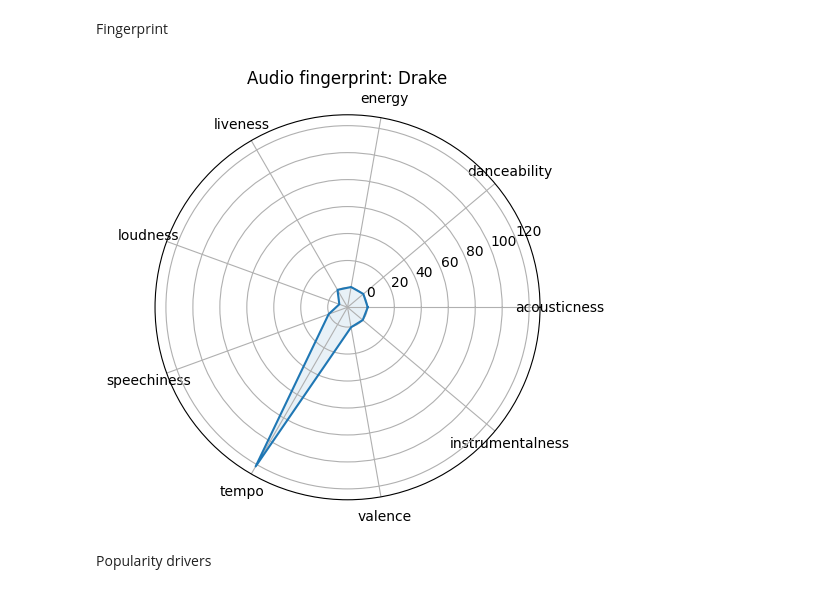
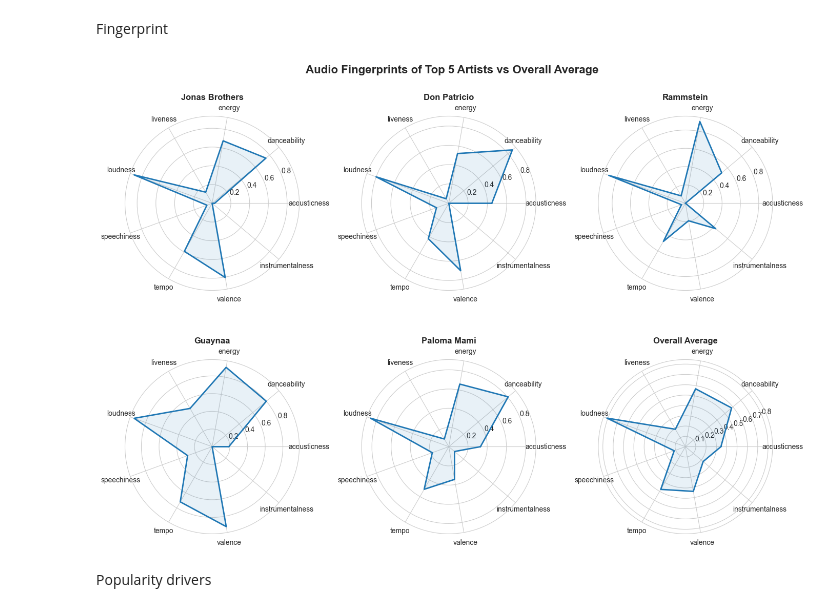
Before and after one commit to haydenchang/spotify-MRS, a Jupyter notebook: EDA/python EDA/eda.ipynb, the cells around one changed output. Saved outputs shown, nothing was run; the diff lists cells and outputs as text; code cells hidden in the pictures.

```diff
--- a/EDA/python EDA/eda.ipynb
+++ b/EDA/python EDA/eda.ipynb
@@ -6,11 +6,12 @@ import numpy as np
 import pandas as pd
 import matplotlib.pyplot as plt
 from pandas.plotting import scatter_matrix
+from sklearn.preprocessing import MinMaxScaler
 
 pd.set_option('display.max_columns', 120)
 pd.set_option('display.width', 120)
 
-DATA_PATH = "../../data/SpotifyAudioFeaturesApril2019.csv"   # <- update to your CSV
+DATA_PATH = "../../data/raw_data/raw_spotify_song_info.csv.csv"
 EXPORT_DIR = "./artifacts"
 os.makedirs(EXPORT_DIR, exist_ok=True)
 # %% [markdown]
@@ -134,27 +68,49 @@ Fingerprint
 # %%
 target_artist = "Drake"  # e.g., "Taylor Swift"
 artist_col = "artist_name" if "artist_name" in df.columns else None
 fingerprint_cols = [c for c in [
     "acousticness","danceability","energy","liveness","loudness",
     "speechiness","tempo","valence","instrumentalness"
 ] if c in df.columns]
 
-if target_artist and artist_col and fingerprint_cols:
-    subset = df[df[artist_col] == target_artist][fingerprint_cols]
-    if len(subset):
-        vec = subset.mean().values.astype(float)
-        labels = fingerprint_cols
-        angles = np.linspace(0, 2*np.pi, len(labels), endpoint=False)
-        vec = np.concatenate([vec, vec[:1]])
-        angles = np.concatenate([angles, angles[:1]])
-        fig = plt.figure(figsize=(5,5))
-        ax = plt.subplot(111, polar=True)
-        ax.plot(angles, vec); ax.fill(angles, vec, alpha=0.1)
-        ax.set_xticks(angles[:-1]); ax.set_xticklabels(labels)
-        ax.set_title(f'Audio fingerprint: {target_artist}')
-        plt.show()
+scaler = MinMaxScaler()
+df_scaled = df.copy()
+df_scaled[fingerprint_cols] = scaler.fit_transform(df_scaled[fingerprint_cols])
+
+top_artists = (
+    df.groupby(artist_col)["popularity"]
+      .mean()
+      .sort_values(ascending=False)
+      .head(5)
+      .index.tolist()
+)
+artist_groups = top_artists + ["Overall Average"]
+plt.figure(figsize=(14, 10))
+
+for i, artist in enumerate(artist_groups, 1):
+    if artist != "Overall Average":
+        subset = df_scaled[df[artist_col] == artist][fingerprint_cols]
+    else:
+        subset = df_scaled[fingerprint_cols]  # global average
+
+    vec = subset.mean().values.astype(float)
+    labels = fingerprint_cols
+    angles = np.linspace(0, 2*np.pi, len(labels), endpoint=False)
+    vec = np.concatenate([vec, vec[:1]])
+    angles = np.concatenate([angles, angles[:1]])
+
+    ax = plt.subplot(2, 3, i, polar=True)
+    ax.plot(angles, vec, linewidth=2)
+    ax.fill(angles, vec, alpha=0.1)
+    ax.set_xticks(angles[:-1])
+    ax.set_xticklabels(labels)
+    ax.set_title(f"{artist}", size=12, weight='bold')
+
+plt.suptitle("Audio Fingerprints of Top 5 Artists vs Overall Average", fontsize=16, weight='bold')
+plt.tight_layout()
+plt.show()
 # %% [output]
-[figure, old version]
+[figure, new version]
 # %% [markdown]
 Popularity drivers
 # %%
```
Also changed, not shown: parts of 6 cells of this notebook.
